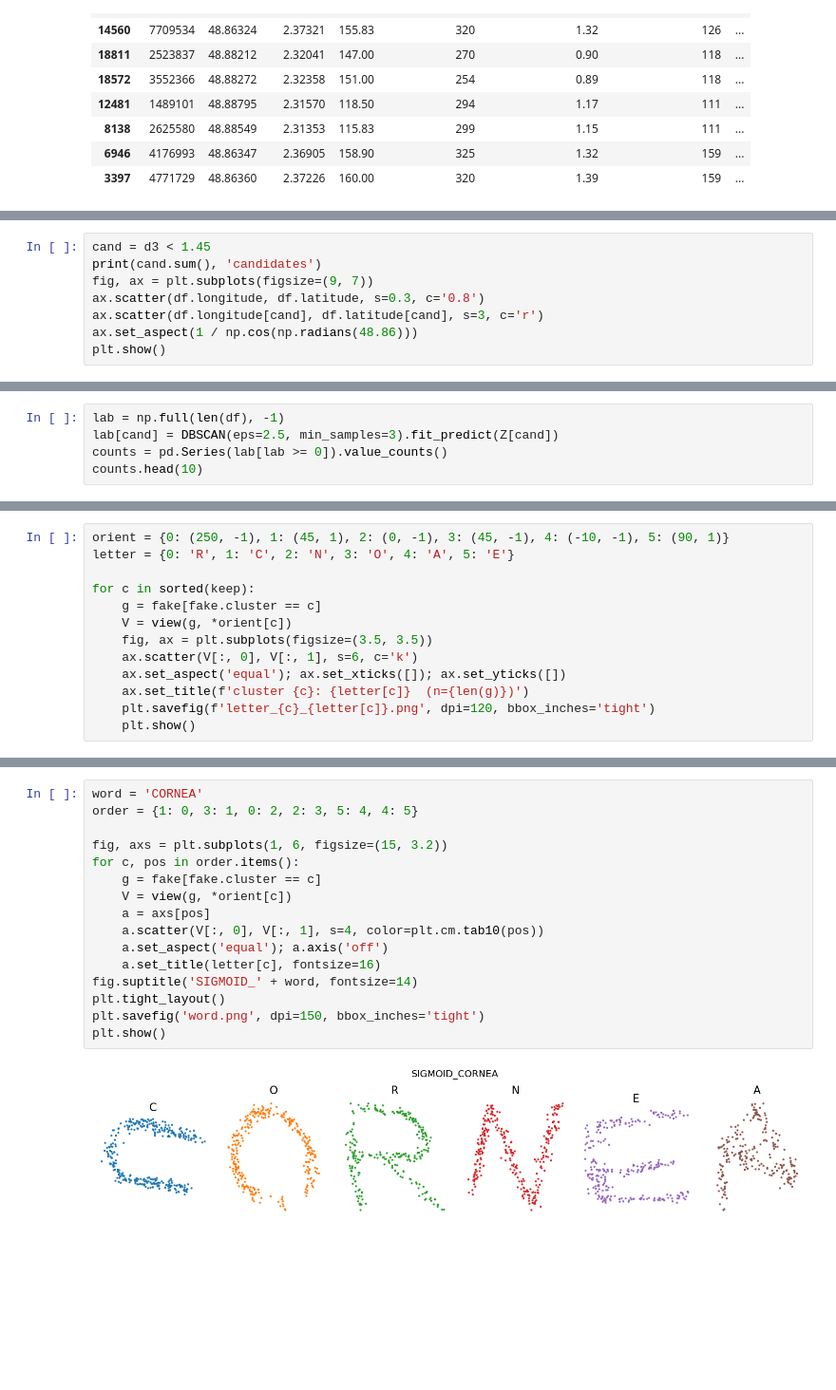
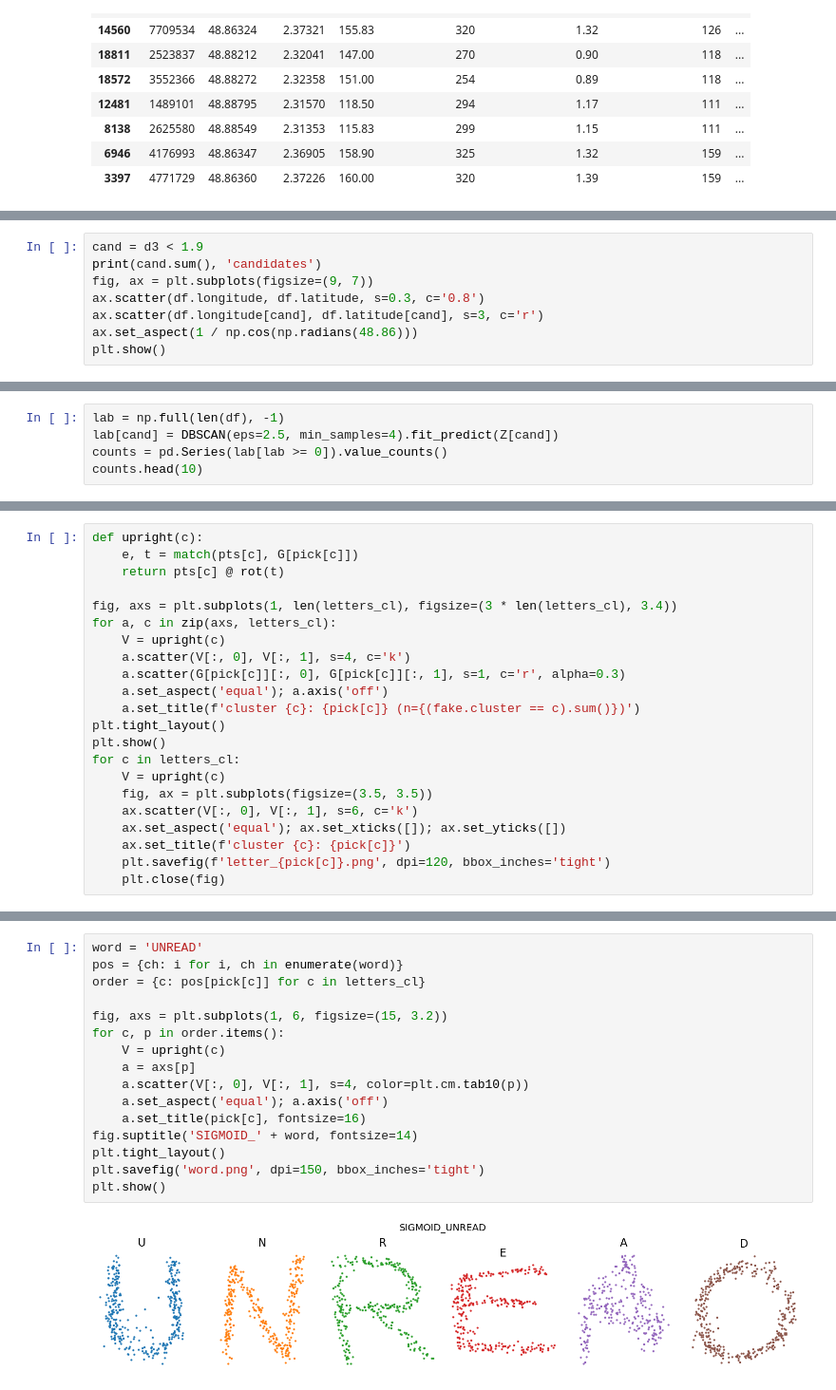
Before and after one commit to Nasalciuc/LMML-hacktone-2026, a Jupyter notebook: 25 France/01 Point par point/point_par_point.ipynb, the cells around one changed output, grey strips where cells are left out. Shown at 95% size. Drawn from its saved outputs; the diff is of its cells as text; blank space fills up the shorter version.

```diff
--- a/25 France/01 Point par point/point_par_point.ipynb
+++ b/25 France/01 Point par point/point_par_point.ipynb
@@ -122,5 +123,5 @@ Clearly bimodal. Everything left of the valley (1.45) is a candidate.
 # %%
-cand = d3 < 1.45
+cand = d3 < 1.9
 print(cand.sum(), 'candidates')
 fig, ax = plt.subplots(figsize=(9, 7))
 ax.scatter(df.longitude, df.latitude, s=0.3, c='0.8')
@@ -135,6 +136,6 @@ On the map the candidates overlap into a tangle, so the letters are not drawn in
 # %%
 lab = np.full(len(df), -1)
-lab[cand] = DBSCAN(eps=2.5, min_samples=3).fit_predict(Z[cand])
+lab[cand] = DBSCAN(eps=2.5, min_samples=4).fit_predict(Z[cand])
 counts = pd.Series(lab[lab >= 0]).value_counts()
 counts.head(10)
 # %% [output]
@@ -202,14 +243,23 @@ plt.show()
 # %%
-orient = {0: (250, -1), 1: (45, 1), 2: (0, -1), 3: (45, -1), 4: (-10, -1), 5: (90, 1)}
-letter = {0: 'R', 1: 'C', 2: 'N', 3: 'O', 4: 'A', 5: 'E'}
+def upright(c):
+    e, t = match(pts[c], G[pick[c]])
+    return pts[c] @ rot(t)
 
-for c in sorted(keep):
-    g = fake[fake.cluster == c]
-    V = view(g, *orient[c])
+fig, axs = plt.subplots(1, len(letters_cl), figsize=(3 * len(letters_cl), 3.4))
+for a, c in zip(axs, letters_cl):
+    V = upright(c)
+    a.scatter(V[:, 0], V[:, 1], s=4, c='k')
+    a.scatter(G[pick[c]][:, 0], G[pick[c]][:, 1], s=1, c='r', alpha=0.3)
+    a.set_aspect('equal'); a.axis('off')
+    a.set_title(f'cluster {c}: {pick[c]} (n={(fake.cluster == c).sum()})')
+plt.tight_layout()
+plt.show()
+for c in letters_cl:
+    V = upright(c)
     fig, ax = plt.subplots(figsize=(3.5, 3.5))
     ax.scatter(V[:, 0], V[:, 1], s=6, c='k')
     ax.set_aspect('equal'); ax.set_xticks([]); ax.set_yticks([])
-    ax.set_title(f'cluster {c}: {letter[c]}  (n={len(g)})')
-    plt.savefig(f'letter_{c}_{letter[c]}.png', dpi=120, bbox_inches='tight')
-    plt.show()
+    ax.set_title(f'cluster {c}: {pick[c]}')
+    plt.savefig(f'letter_{pick[c]}.png', dpi=120, bbox_inches='tight')
+    plt.close(fig)
 # %% [output]
@@ -232,20 +270,20 @@ Letters {C, O, R, N, E, A}. I found no column that orders the six groups (centro
 # %%
-word = 'CORNEA'
-order = {1: 0, 3: 1, 0: 2, 2: 3, 5: 4, 4: 5}
+word = 'UNREAD'
+pos = {ch: i for i, ch in enumerate(word)}
+order = {c: pos[pick[c]] for c in letters_cl}
 
 fig, axs = plt.subplots(1, 6, figsize=(15, 3.2))
-for c, pos in order.items():
-    g = fake[fake.cluster == c]
-    V = view(g, *orient[c])
-    a = axs[pos]
-    a.scatter(V[:, 0], V[:, 1], s=4, color=plt.cm.tab10(pos))
+for c, p in order.items():
+    V = upright(c)
+    a = axs[p]
+    a.scatter(V[:, 0], V[:, 1], s=4, color=plt.cm.tab10(p))
     a.set_aspect('equal'); a.axis('off')
-    a.set_title(letter[c], fontsize=16)
+    a.set_title(pick[c], fontsize=16)
 fig.suptitle('SIGMOID_' + word, fontsize=14)
 plt.tight_layout()
 plt.savefig('word.png', dpi=150, bbox_inches='tight')
 plt.show()
 # %% [output]
-[figure, old version]
+[figure, new version]
 # %%
 labels = fake[['listing_id', 'cluster']].copy()
```
Also changed, not shown: parts of 22 cells of this notebook, 15 other files.
